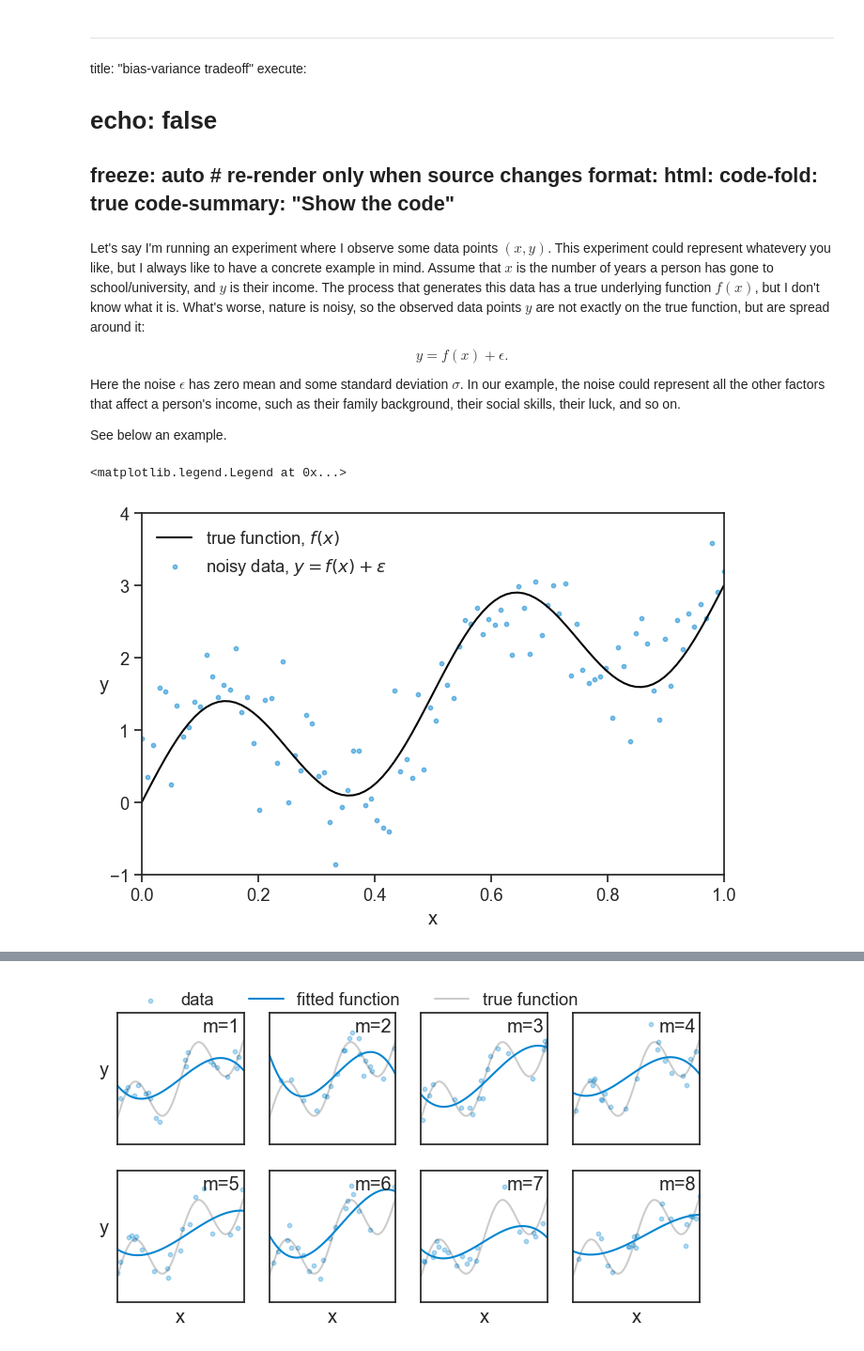
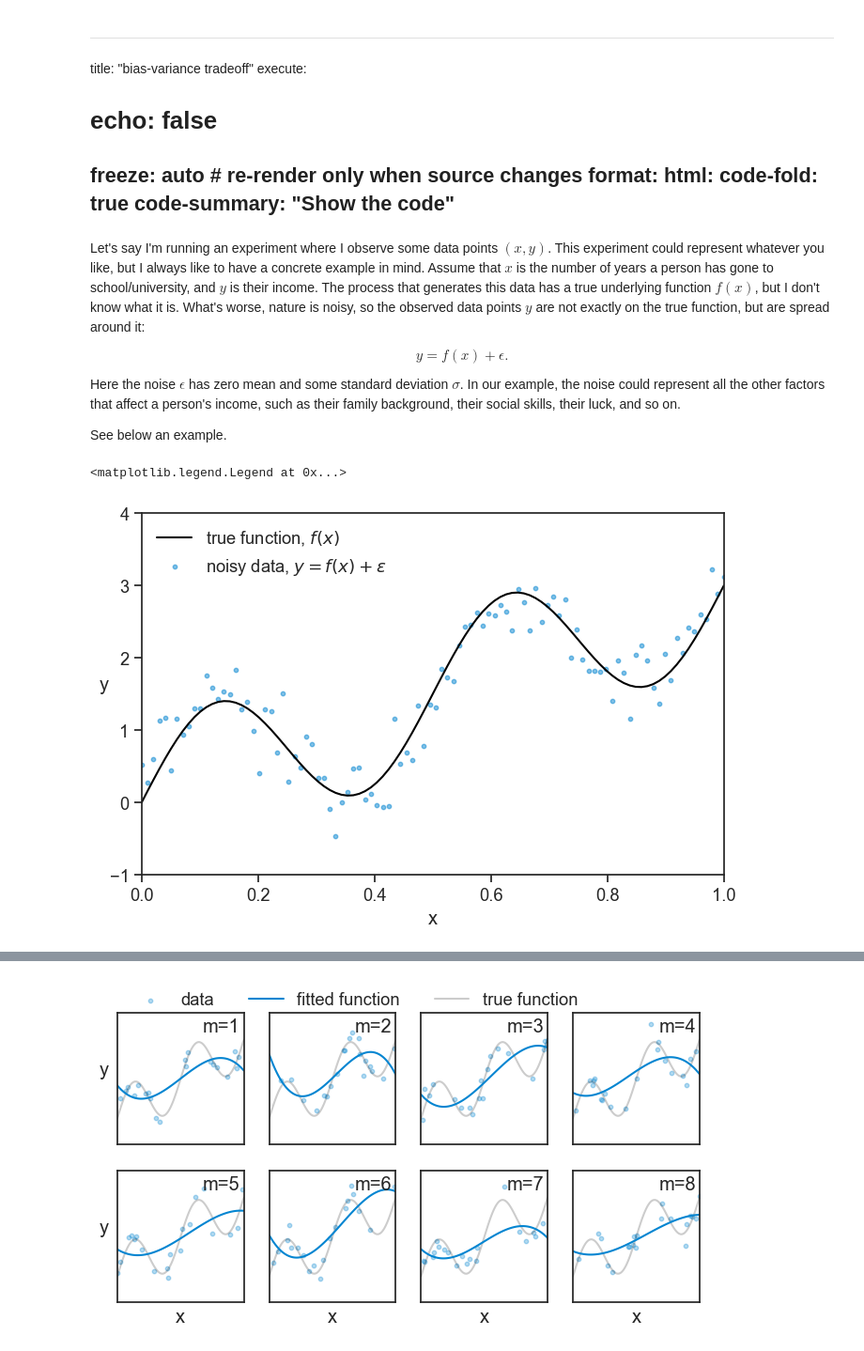
Before and after one commit to yairmau/statistics, a Jupyter notebook: generalization/bias-variance-tradeoff.ipynb, the cells around one changed output, grey strips where cells are left out. Shown at 94% size. Cells and saved outputs as stored; diff of their text form; code cells hidden in the pictures.

```diff
--- a/generalization/bias-variance-tradeoff.ipynb
+++ b/generalization/bias-variance-tradeoff.ipynb
@@ -10,7 +10,7 @@ format:
     code-summary: "Show the code"
 ---
 # %% [markdown]
-Let's say I'm running an experiment where I observe some data points $(x, y)$. This experiment could represent whatevery you like, but I always like to have a concrete example in mind. Assume that $x$ is the number of years a person has gone to school/university, and $y$ is their income. The process that generates this data has a true underlying function $f(x)$, but I don't know what it is. What's worse, nature is noisy, so the observed data points $y$ are not exactly on the true function, but are spread around it:
+Let's say I'm running an experiment where I observe some data points $(x, y)$. This experiment could represent whatever you like, but I always like to have a concrete example in mind. Assume that $x$ is the number of years a person has gone to school/university, and $y$ is their income. The process that generates this data has a true underlying function $f(x)$, but I don't know what it is. What's worse, nature is noisy, so the observed data points $y$ are not exactly on the true function, but are spread around it:
 
 $$
 y = f(x) + \epsilon.
@@ -30,23 +30,23 @@ from numpy.polynomial import Chebyshev
 # %%
 #| code-summary: "plot"
 np.random.seed(0)
 N = 100
 f = lambda x: np.sin(4*np.pi*x) + 3*x
 x_grid = np.linspace(0, 1, N)
 blue = "xkcd:cerulean"
 gold = "xkcd:gold"
 pink = "xkcd:hot pink"
 
 fig, ax = plt.subplots(figsize=(8, 5))
-noise = np.random.normal(0, 0.5, size=N)
+noise = np.random.normal(0, 0.3, size=N)
 ax.plot(x_grid, f(x_grid), color='black', label=r'true function, $f(x)$')
 ax.scatter(x_grid, f(x_grid) + noise, s=10, alpha=0.5, color=blue, label=r'noisy data, $y = f(x) + \epsilon$')
 ax.set(xlabel="x",
         xlim=(x_grid[0], x_grid[-1]),
         ylim=(-1, 4))
 ax.set_ylabel("y", rotation=0);
 ax.legend(loc='upper left', frameon=False)
 # %% [output]
 <matplotlib.legend.Legend at 0x...>
-[figure, old version]
+[figure, new version]
 # %% [markdown]
```
Also changed, not shown: parts of 12 cells of this notebook, 7 other files.
